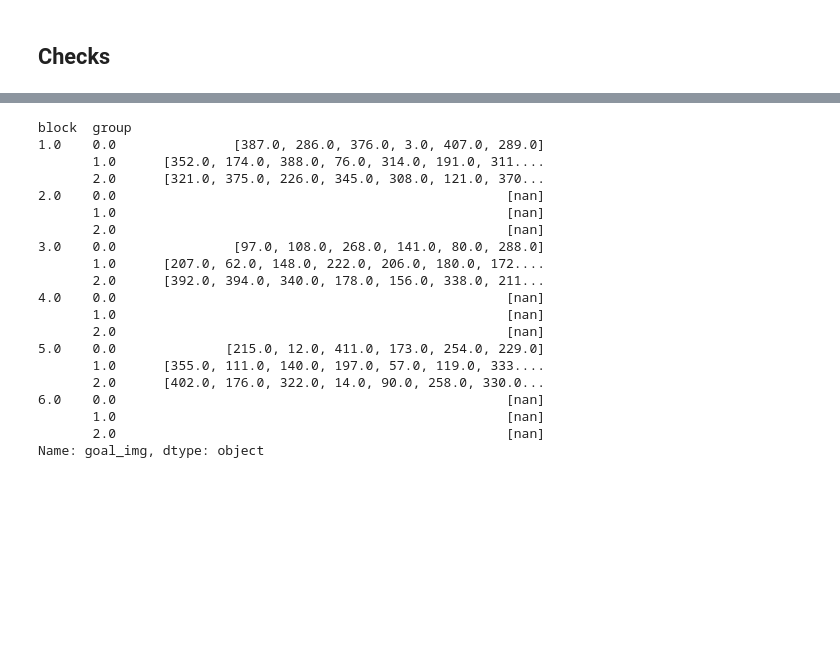
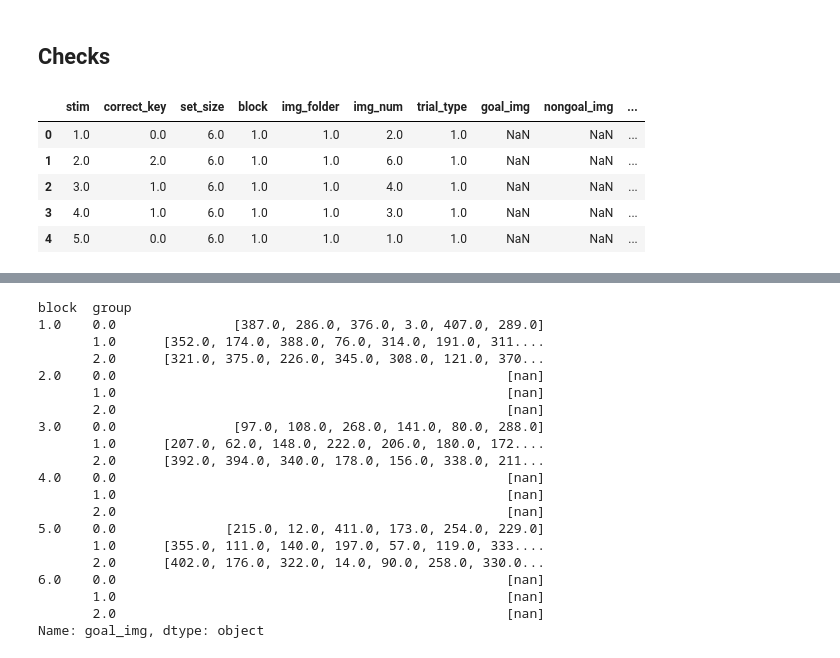
Before and after one commit to gaiamolinaro/sequences, a Jupyter notebook: pseudoRWM/tools/make_seqs.ipynb, the cells around one changed output, grey strips where cells are left out. Cells and saved outputs as stored; diff of their text form; code cells hidden in the pictures; blank space fills up the shorter version.

```diff
--- a/pseudoRWM/tools/make_seqs.ipynb
+++ b/pseudoRWM/tools/make_seqs.ipynb
@@ -335,3 +335,12 @@ colnames = ["stim", "correct_key", "set_size", "block", "img_folder", "img_num",
 if exp_type in ["pseudoRWMConf", "pseudoRWMReps"]:
     colnames += ["group"]
 df.columns = colnames
+# %%
+df.head()
+# %% [output]
+|  | stim | correct_key | set_size | block | img_folder | img_num | trial_type | goal_img | nongoal_img | ... |
+| 0 | 1.0 | 0.0 | 6.0 | 1.0 | 1.0 | 2.0 | 1.0 | NaN | NaN | ... |
+| 1 | 2.0 | 2.0 | 6.0 | 1.0 | 1.0 | 6.0 | 1.0 | NaN | NaN | ... |
+| 2 | 3.0 | 1.0 | 6.0 | 1.0 | 1.0 | 4.0 | 1.0 | NaN | NaN | ... |
+| 3 | 4.0 | 1.0 | 6.0 | 1.0 | 1.0 | 3.0 | 1.0 | NaN | NaN | ... |
+| 4 | 5.0 | 0.0 | 6.0 | 1.0 | 1.0 | 1.0 | 1.0 | NaN | NaN | ... |
```
Also changed, not shown: parts of 4 cells of this notebook, 20 other files.
